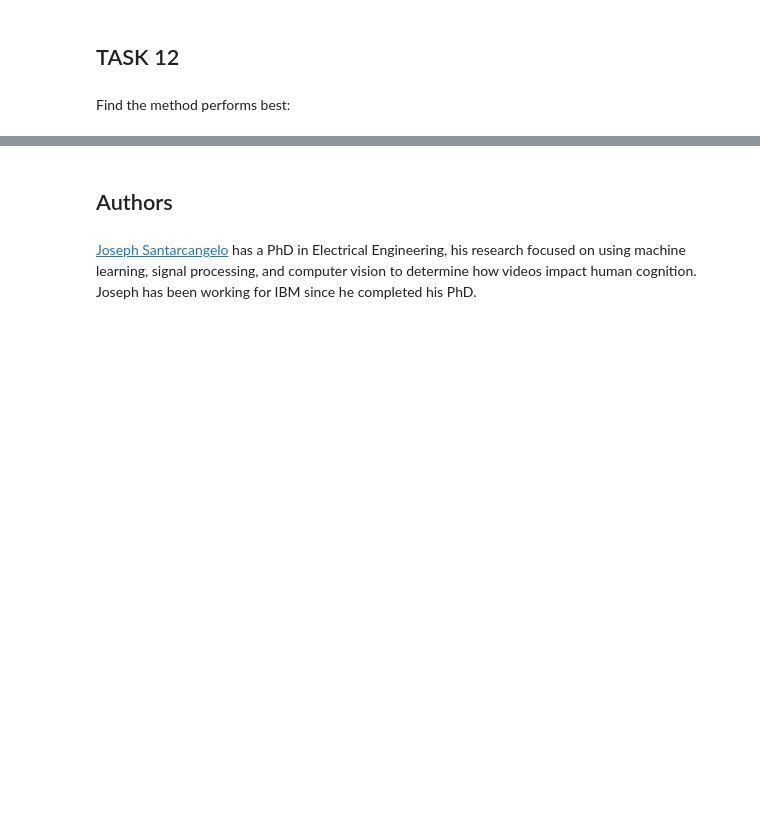
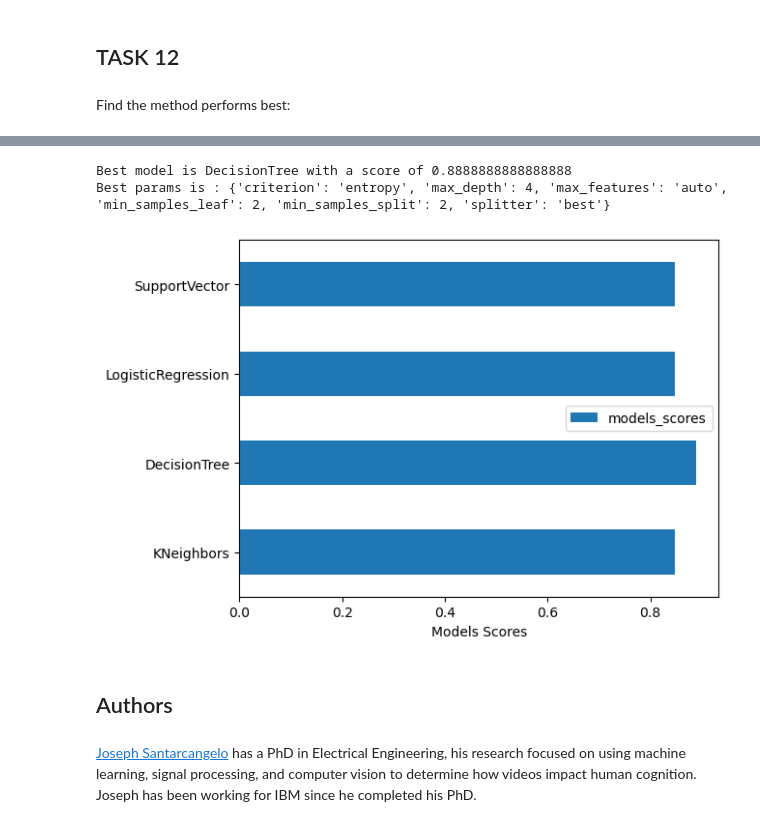
Before and after one commit to miraftab/IBM_Applied_Data_Science_Capstone, a Jupyter notebook: 07_SpaceX_Machine Learning Prediction_Part_5.ipynb, the cells around one changed output, grey strips where cells are left out. Saved outputs shown, nothing was run; the diff lists cells and outputs as text; code cells hidden in the pictures; blank space fills up the shorter version.

```diff
--- a/07_SpaceX_Machine Learning Prediction_Part_5.ipynb
+++ b/07_SpaceX_Machine Learning Prediction_Part_5.ipynb
@@ -340,3 +318,19 @@ Accuracy for Decision tree method: 0.9444444444444444
 Accuracy for K nearsdt neighbors method: 0.8333333333333334
 Deprecated in NumPy 1.20; for more details and guidance: https://numpy.org/devdocs/release/1.20.0-notes.html#deprecations
   indices = (scores > 0).astype(np.int)
+# %%
+models = {'KNeighbors': knn_cv.best_score_, 'DecisionTree': tree_cv.best_score_, 'LogisticRegression': logreg_cv.best_score_, 'SupportVector': svm_cv.best_score_}
+
+bestalgorithm = max(models, key=models.get)
+print('Best model is', bestalgorithm,'with a score of', models[bestalgorithm])
+if bestalgorithm == 'DecisionTree':
+    print('Best params is :', tree_cv.best_params_)
+if bestalgorithm == 'KNeighbors':
+    print('Best params is :', knn_cv.best_params_)
+if bestalgorithm == 'LogisticRegression':
+    print('Best params is :', logreg_cv.best_params_)
+if bestalgorithm == 'SupportVector':
+    print('Best params is :', svm_cv.best_params_)
+# %% [output]
+Best model is DecisionTree with a score of 0.8888888888888888
+Best params is : {'criterion': 'entropy', 'max_depth': 4, 'max_features': 'auto', 'min_samples_leaf': 2, 'min_samples_split': 2, 'splitter': 'best'}
@@ -343,3 +339,16 @@ Deprecated in NumPy 1.20; for more details and guidance: https://numpy.org/devdo
+# %%
+models_dict = {
+    'models': ['KNeighbors', 'DecisionTree', 'LogisticRegression', 'SupportVector'],
+    'models_scores': [knn_cv.best_score_, tree_cv.best_score_, logreg_cv.best_score_, svm_cv.best_score_]
+    }
+df_models = pd.DataFrame(models_dict)
+# %%
+df_models.plot(kind='barh', x='models', y='models_scores')
+plt.xlabel('Models Scores')
+plt.ylabel('')
+plt.show()
+# %% [output]
+[figure, added]
 # %% [markdown]
 ## Authors
 # %% [markdown]
```
Also changed, not shown: parts of 7 cells of this notebook, 3 other files.
